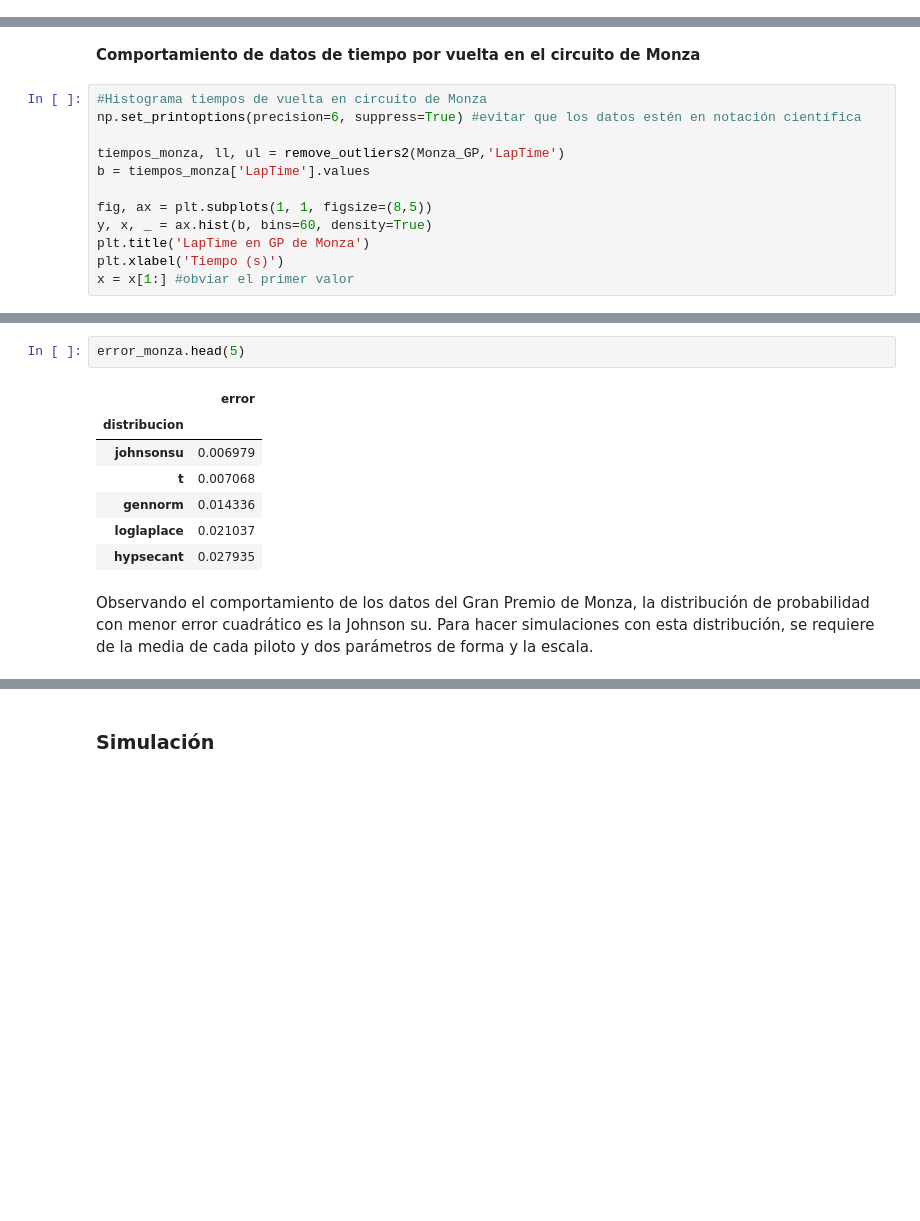
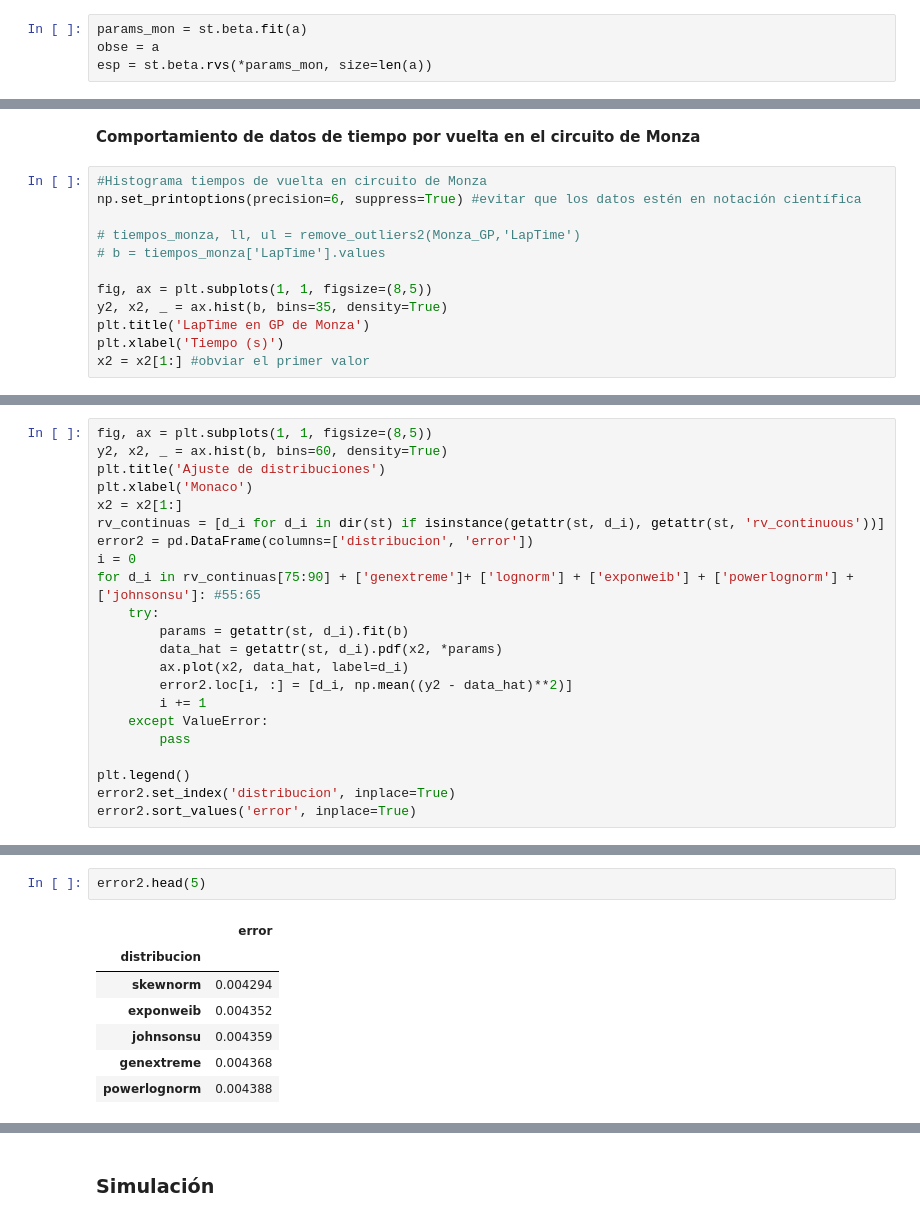
Before and after one commit to carolanb/Proyecto_modulo1, a Jupyter notebook: ProyectoModulo1_LopezA_NavarroC.ipynb, the cells around one changed output, grey strips where cells are left out. Cells and saved outputs as stored; diff of their text form; blank space fills up the shorter version.

```diff
--- a/ProyectoModulo1_LopezA_NavarroC.ipynb
+++ b/ProyectoModulo1_LopezA_NavarroC.ipynb
@@ -363 +517,5 @@ b = Monza_GP['LapTime'].values
+# %%
+params_mon = st.beta.fit(a)
+obse = a
+esp = st.beta.rvs(*params_mon, size=len(a))
 # %%
@@ -414,12 +536,12 @@ Analizando con métodos numéricos que distribución sería la apropiada para si
 #Histograma tiempos de vuelta en circuito de Monza
 np.set_printoptions(precision=6, suppress=True) #evitar que los datos estén en notación científica
 
-tiempos_monza, ll, ul = remove_outliers2(Monza_GP,'LapTime')
-b = tiempos_monza['LapTime'].values
+# tiempos_monza, ll, ul = remove_outliers2(Monza_GP,'LapTime')
+# b = tiempos_monza['LapTime'].values
 
 fig, ax = plt.subplots(1, 1, figsize=(8,5))
-y, x, _ = ax.hist(b, bins=60, density=True)
+y2, x2, _ = ax.hist(b, bins=35, density=True)
 plt.title('LapTime en GP de Monza')
 plt.xlabel('Tiempo (s)')
-x = x[1:] #obviar el primer valor
+x2 = x2[1:] #obviar el primer valor
 # %% [output]
@@ -428,0 +572,22 @@ error_monza = define_pdist(Monza_GP,'LapTime')
+# %%
+fig, ax = plt.subplots(1, 1, figsize=(8,5))
+y2, x2, _ = ax.hist(b, bins=60, density=True)
+plt.title('Ajuste de distribuciones')
+plt.xlabel('Monaco')
+x2 = x2[1:]
+rv_continuas = [d_i for d_i in dir(st) if isinstance(getattr(st, d_i), getattr(st, 'rv_continuous'))]
+error2 = pd.DataFrame(columns=['distribucion', 'error'])
+i = 0
+for d_i in rv_continuas[75:90] + ['genextreme']+ ['lognorm'] + ['exponweib'] + ['powerlognorm'] + ['johnsonsu']: #55:65
+    try:
+        params = getattr(st, d_i).fit(b)
+        data_hat = getattr(st, d_i).pdf(x2, *params)
+        ax.plot(x2, data_hat, label=d_i)
+        error2.loc[i, :] = [d_i, np.mean((y2 - data_hat)**2)]
+        i += 1
+    except ValueError:
+        pass
+
+plt.legend()
+error2.set_index('distribucion', inplace=True)
+error2.sort_values('error', inplace=True)
@@ -429,12 +596,10 @@ error_monza = define_pdist(Monza_GP,'LapTime')
 # %%
-error_monza.head(5)
+error2.head(5)
 # %% [output]
 |  | error |
 | distribucion |  |
-| johnsonsu | 0.006979 |
-| t | 0.007068 |
-| gennorm | 0.014336 |
-| loglaplace | 0.021037 |
-| hypsecant | 0.027935 |
+| skewnorm | 0.004294 |
+| exponweib | 0.004352 |
+| johnsonsu | 0.004359 |
+| genextreme | 0.004368 |
+| powerlognorm | 0.004388 |
-# %% [markdown]
-Observando el comportamiento de los datos del Gran Premio de Monza, la distribución de probabilidad con menor error cuadrático es la Johnson su. Para hacer simulaciones con esta distribución, se requiere de la media de cada piloto y dos parámetros de forma y la escala.
```
Also changed, not shown: parts of 97 cells of this notebook.
